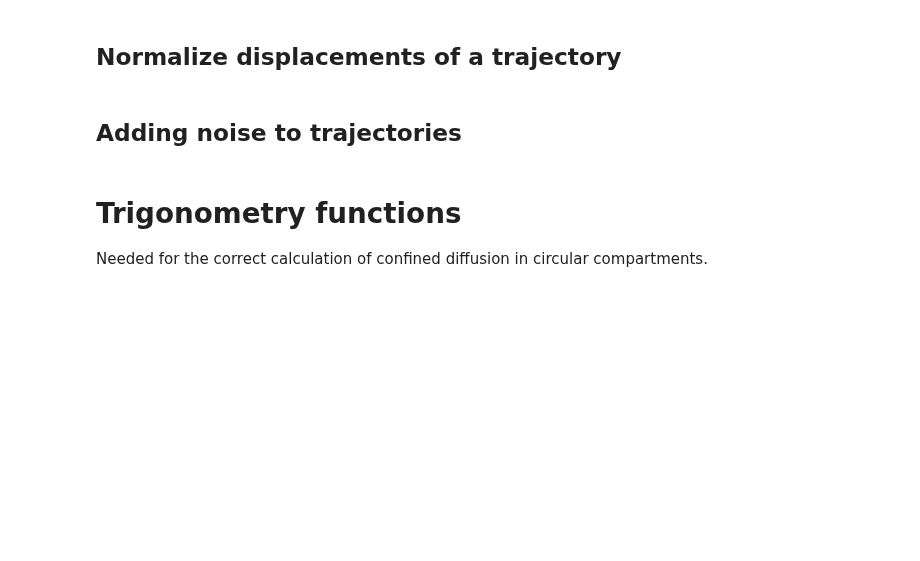
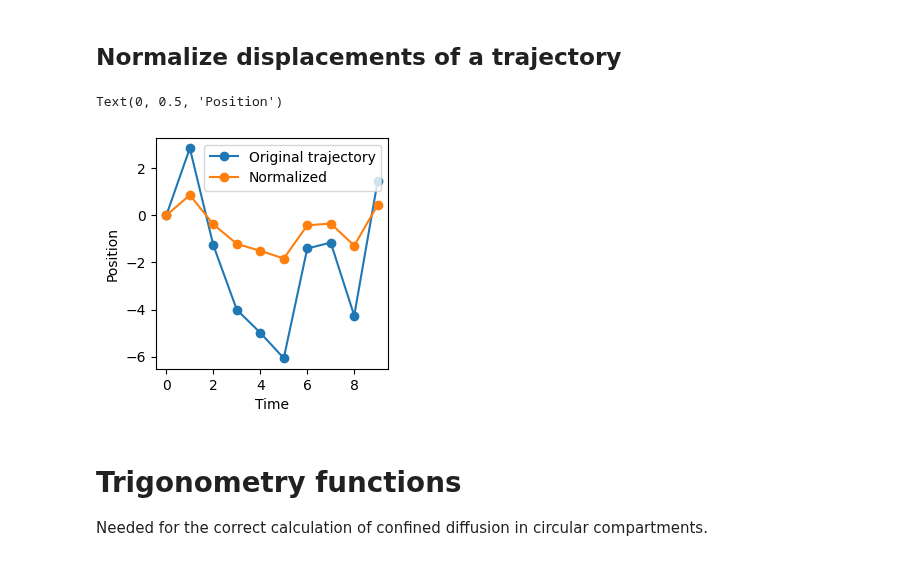
Before and after one commit to AnDiChallenge/andi_datasets, a Jupyter notebook: source_nbs/lib_nbs/utils_trajectories.ipynb, the cells around one changed output. Drawn from its saved outputs; the diff is of its cells as text; code cells hidden in the pictures; blank space fills up the shorter version.

Commit message:
bug models_theory, new normalize and docs

```diff
--- a/source_nbs/lib_nbs/utils_trajectories.ipynb
+++ b/source_nbs/lib_nbs/utils_trajectories.ipynb
@@ -114,18 +130,26 @@ def sample_sphere(N, R):
 # %%
 #| export
 def normalize(trajs):
-    ''' Normalizes trajectories by substracting average and dividing by sqrt of msd
-    Arguments:
-    - traj: trajectory or ensemble of trajectories to normalize.
-    - dimensions: dimension of the trajectory.
-        return: normalized trajectory'''
-    if len(trajs.shape) == 1:
-        trajs = np.reshape(trajs, (1, trajs.shape[0]))
+    '''
+    Normalizes trajectories by substracting average and dividing by
+    SQRT of their standard deviation.
+
+    Parameters
+    ----------
+    trajs : np.array
+        Array of length N x T or just T containing the ensemble or single trajectory to normalize.
+    '''
+    # Checking and saving initial shape
+    initial_shape = trajs.shape
+    if len(trajs.shape) == 1: # single one d trajectory
+        trajs = trajs.reshape(1, trajs.shape[0], 1)
+    if len(trajs.shape) == 2: # ensemble of one d trajectories
+        trajs = trajs.reshape(trajs.shape[0], trajs.shape[1], 1)
+
     trajs = trajs - trajs.mean(axis=1, keepdims=True)
-    displacements = (trajs[:,1:] - trajs[:,:-1]).copy()
+    displacements = (trajs[:,1:,:] - trajs[:,:-1,:]).copy()
     variance = np.std(displacements, axis=1)
     variance[variance == 0] = 1
-    new_trajs = np.cumsum((displacements.transpose()/variance).transpose(), axis = 1)
-    return np.concatenate((np.zeros((new_trajs.shape[0], 1)), new_trajs), axis = 1)
+    new_trajs = np.cumsum((displacements/np.expand_dims(variance, axis = 1)), axis = 1)
+    initial_zeros = np.expand_dims(np.zeros((new_trajs.shape[0], new_trajs.shape[-1])), axis = 1)
+    return np.concatenate((initial_zeros, new_trajs), axis = 1).reshape(initial_shape)
-# %% [markdown]
-## Adding noise to trajectories
@@ -161,3 +158,17 @@ def add_noisy_diffusion(self, trajs, diffusion_coefficients = False):
+# %%
+N = 10; T = 10
+trajs = 3*np.random.randn(N*T*2).reshape(N,T,2)
+trajs = np.cumsum(trajs, axis = 1)
+
+norm_trajs = normalize(trajs)
+
+idx = 0; plt.figure(figsize = (3,3))
+plt.plot(trajs[idx,:,0]-trajs[idx,0,0], '-o', label = 'Original trajectory')
+plt.plot(norm_trajs[idx,:,0], '-o', label = 'Normalized')
+plt.legend(); plt.xlabel('Time'); plt.ylabel('Position')
+# %% [output]
+Text(0, 0.5, 'Position')
+[figure, added]
 # %% [markdown]
 # Trigonometry functions
 
```
Also changed, not shown: parts of 17 cells of this notebook, 40 other files.
